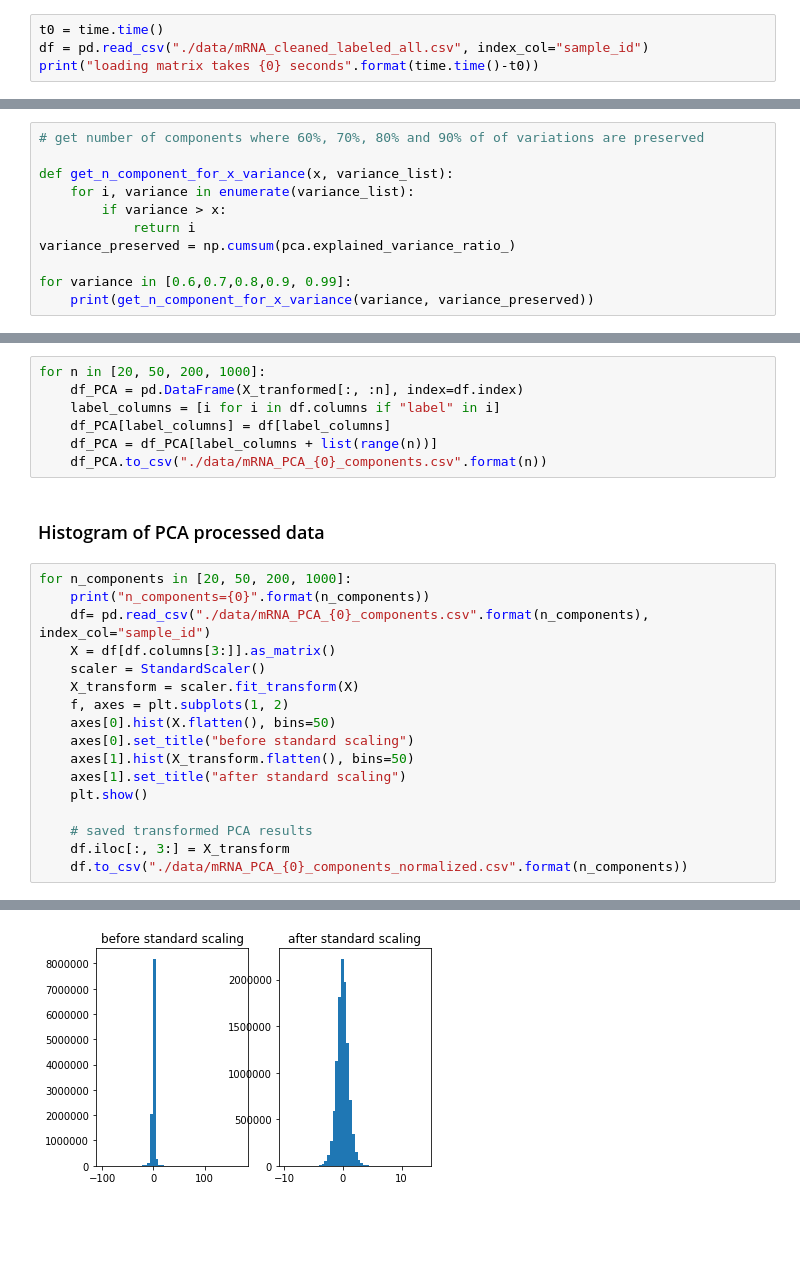
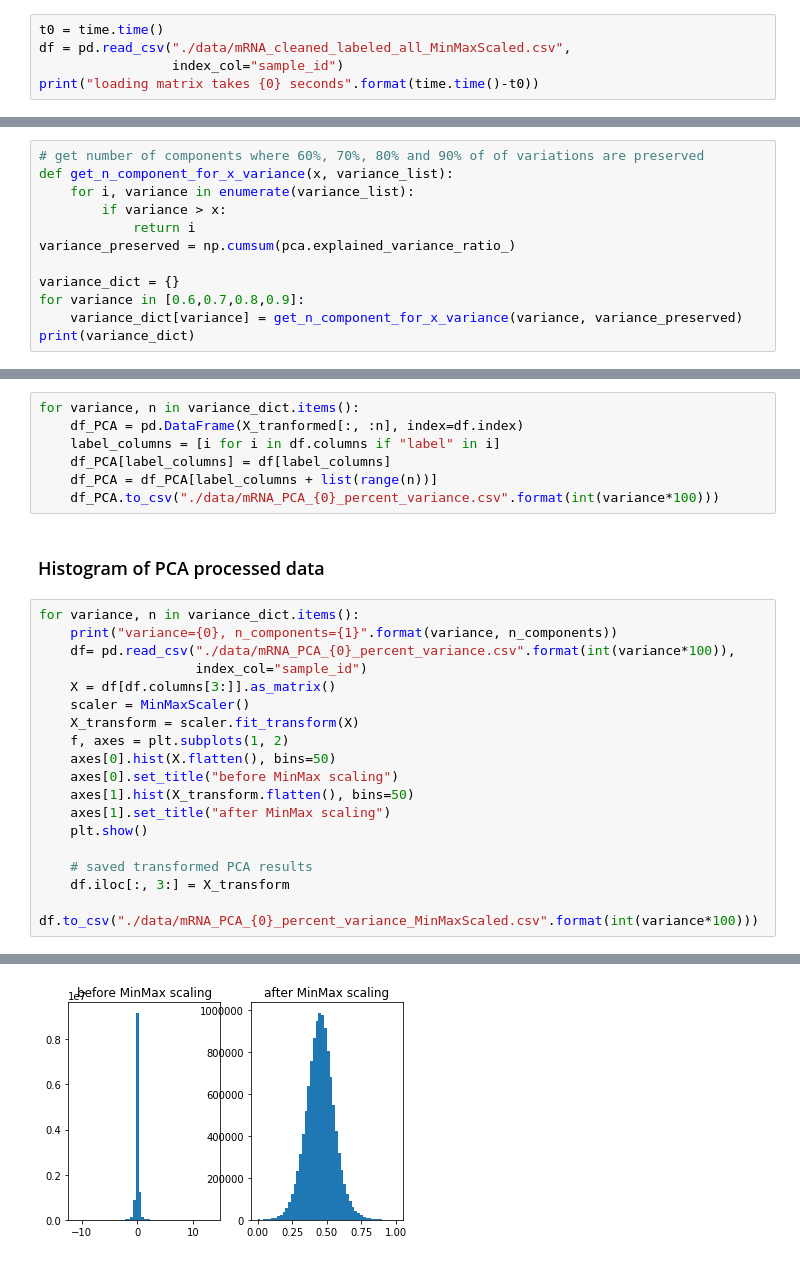
Before and after one commit to jvivian/DeepTCGA, a Jupyter notebook: Dimension_Reduction.ipynb, the cells around one changed output, grey strips where cells are left out. Drawn from its saved outputs; the diff is of its cells as text; blank space fills up the shorter version.

Commit message:
sanitize dimension reduction notebook, made decision about normalization before and after PCA

```diff
--- a/Dimension_Reduction.ipynb
+++ b/Dimension_Reduction.ipynb
@@ -11,6 +11,7 @@ from sklearn.preprocessing import MinMaxScaler, MaxAbsScaler, StandardScaler
 ## PCA
 # %%
 t0 = time.time()
-df = pd.read_csv("./data/mRNA_cleaned_labeled_all.csv", index_col="sample_id")
+df = pd.read_csv("./data/mRNA_cleaned_labeled_all_MinMaxScaled.csv",
+                 index_col="sample_id")
 print("loading matrix takes {0} seconds".format(time.time()-t0))
 # %% [output]
@@ -33,12 +36,13 @@ plt.xlabel("number of components")
 # %%
 # get number of components where 60%, 70%, 80% and 90% of of variations are preserved
-
 def get_n_component_for_x_variance(x, variance_list):
     for i, variance in enumerate(variance_list):
         if variance > x:
             return i
 variance_preserved = np.cumsum(pca.explained_variance_ratio_)
 
-for variance in [0.6,0.7,0.8,0.9, 0.99]:
-    print(get_n_component_for_x_variance(variance, variance_preserved))
+variance_dict = {}
+for variance in [0.6,0.7,0.8,0.9]:
+    variance_dict[variance] = get_n_component_for_x_variance(variance, variance_preserved)
+print(variance_dict)
 # %% [output]
@@ -50,29 +50,30 @@ for variance in [0.6,0.7,0.8,0.9, 0.99]:
 # %%
 X_tranformed = pca.transform(X)
 # %%
-for n in [20, 50, 200, 1000]:
+for variance, n in variance_dict.items():
     df_PCA = pd.DataFrame(X_tranformed[:, :n], index=df.index)
     label_columns = [i for i in df.columns if "label" in i]
     df_PCA[label_columns] = df[label_columns]
     df_PCA = df_PCA[label_columns + list(range(n))]
-    df_PCA.to_csv("./data/mRNA_PCA_{0}_components.csv".format(n))
+    df_PCA.to_csv("./data/mRNA_PCA_{0}_percent_variance.csv".format(int(variance*100)))
 # %% [markdown]
 ### Histogram of PCA processed data
 # %%
-for n_components in [20, 50, 200, 1000]:
-    print("n_components={0}".format(n_components))
-    df= pd.read_csv("./data/mRNA_PCA_{0}_components.csv".format(n_components), index_col="sample_id")
+for variance, n in variance_dict.items():
+    print("variance={0}, n_components={1}".format(variance, n_components))
+    df= pd.read_csv("./data/mRNA_PCA_{0}_percent_variance.csv".format(int(variance*100)),
+                    index_col="sample_id")
     X = df[df.columns[3:]].as_matrix()
-    scaler = StandardScaler()
+    scaler = MinMaxScaler()
     X_transform = scaler.fit_transform(X)
     f, axes = plt.subplots(1, 2)
     axes[0].hist(X.flatten(), bins=50)
-    axes[0].set_title("before standard scaling")
+    axes[0].set_title("before MinMax scaling")
     axes[1].hist(X_transform.flatten(), bins=50)
-    axes[1].set_title("after standard scaling")
+    axes[1].set_title("after MinMax scaling")
     plt.show()
 
     # saved transformed PCA results
     df.iloc[:, 3:] = X_transform
-    df.to_csv("./data/mRNA_PCA_{0}_components_normalized.csv".format(n_components))
+    df.to_csv("./data/mRNA_PCA_{0}_percent_variance_MinMaxScaled.csv".format(int(variance*100)))
 # %% [output]
@@ -86 +87 @@ n_components=1000
-[figure, old version]
+[figure, new version]
```
Also changed, not shown: parts of 5 cells of this notebook.
